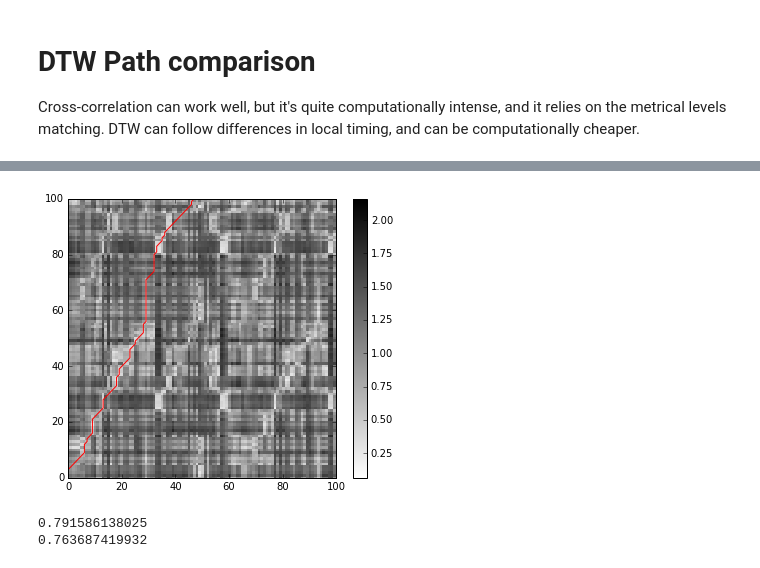
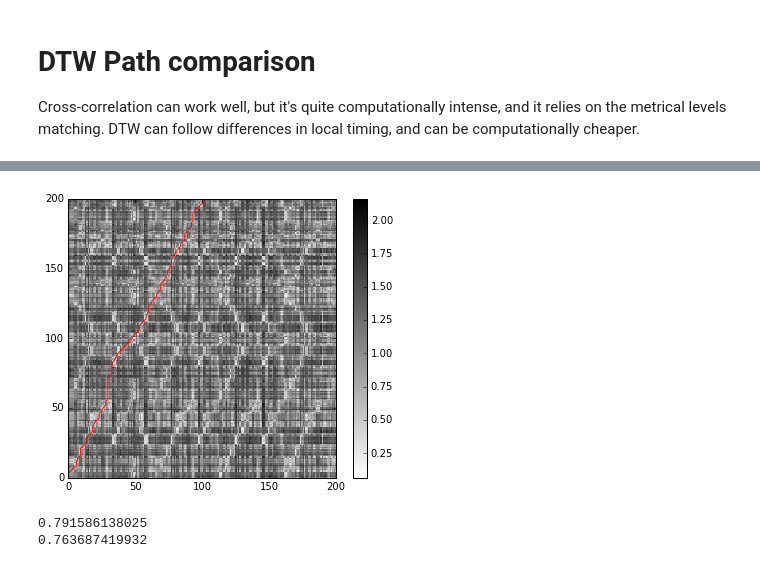
Before and after one commit to dpwe/elene4896, a Jupyter notebook: prac11/e4896_coversongs.ipynb, the cells around one changed output, grey strips where cells are left out. Drawn from its saved outputs; the diff is of its cells as text; code cells hidden in the pictures.

```diff
--- a/prac11/e4896_coversongs.ipynb
+++ b/prac11/e4896_coversongs.ipynb
@@ -46,7 +46,7 @@ def read_list_file(filename):
 
 def read_beat_chroma_labels(filename):
     """Read back a precomputed beat-synchronous chroma record."""
-    with open(filename, "r") as f:
+    with open(filename, 'rb') as f:
         beat_times, chroma_features, label_indices = pickle.load(f)
     return beat_times, chroma_features, label_indices
 
@@ -284,17 +287,17 @@ def dtw(local_costs, penalty=0.2):
 # %%
 # Calculate DTW through the local_costs matrix and plot the path atop the local costs.
 path, best_cost, path_costs = dtw(local_costs)
 
-limit = 100
+limit = 200
 plt.figure(figsize=(6,5))
 my_imshow(local_costs)
 colorbar()
 plot(path[:, 1], path[:, 0], '-r')
 if limit:
     ylim([0, limit])
     xlim([0, limit])
 # %% [output]
-[figure, old version]
+[figure, new version]
 # %%
 # Looking at the per-step costs down the best path give some measure of match quality.
 plot(path_costs)
```
Also changed, not shown: parts of 6 cells of this notebook.
